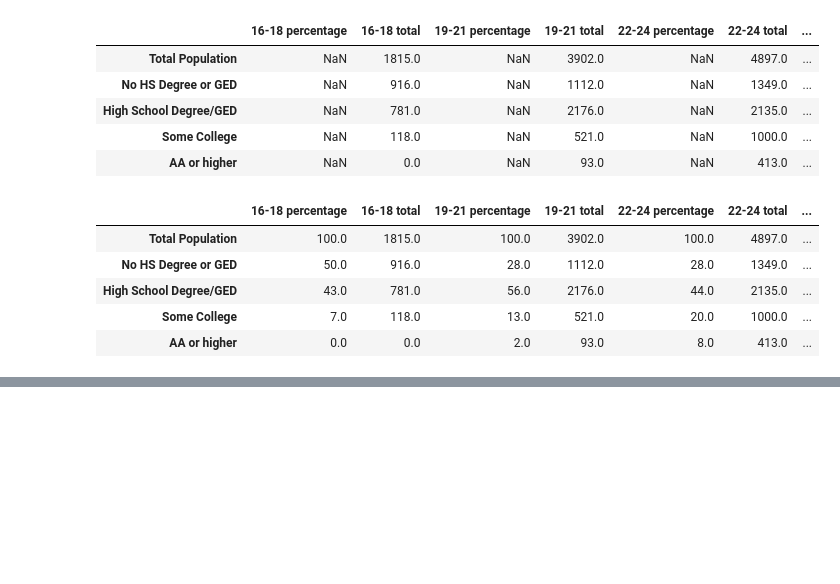
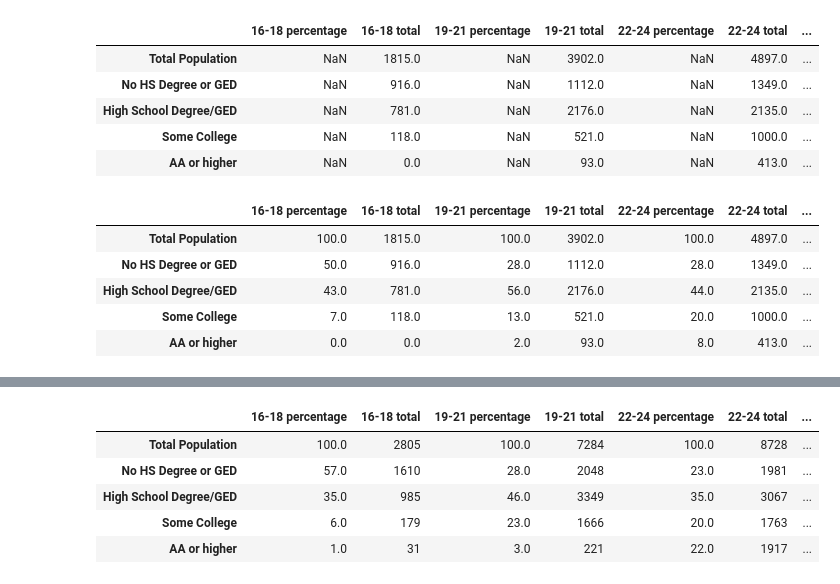
Before and after one commit to Lucaswb/project1_flatiron, a Jupyter notebook: second table update from 2016 survey.ipynb, the cells around one changed output, grey strips where cells are left out. Cells and saved outputs as stored; diff of their text form; code cells hidden in the pictures; blank space fills up the shorter version.

```diff
--- a/second table update from 2016 survey.ipynb
+++ b/second table update from 2016 survey.ipynb
@@ -226,0 +274,9 @@ second_df
+# %%
+original2_df
+# %% [output]
+|  | 16-18 percentage | 16-18 total | 19-21 percentage | 19-21 total | 22-24 percentage | 22-24 total | ... |
+| Total Population | 100.0 | 2805 | 100.0 | 7284 | 100.0 | 8728 | ... |
+| No HS Degree or GED | 57.0 | 1610 | 28.0 | 2048 | 23.0 | 1981 | ... |
+| High School Degree/GED | 35.0 | 985 | 46.0 | 3349 | 35.0 | 3067 | ... |
+| Some College | 6.0 | 179 | 23.0 | 1666 | 20.0 | 1763 | ... |
+| AA or higher | 1.0 | 31 | 3.0 | 221 | 22.0 | 1917 | ... |
```
Also changed, not shown: parts of 14 cells of this notebook, 1 other file.
